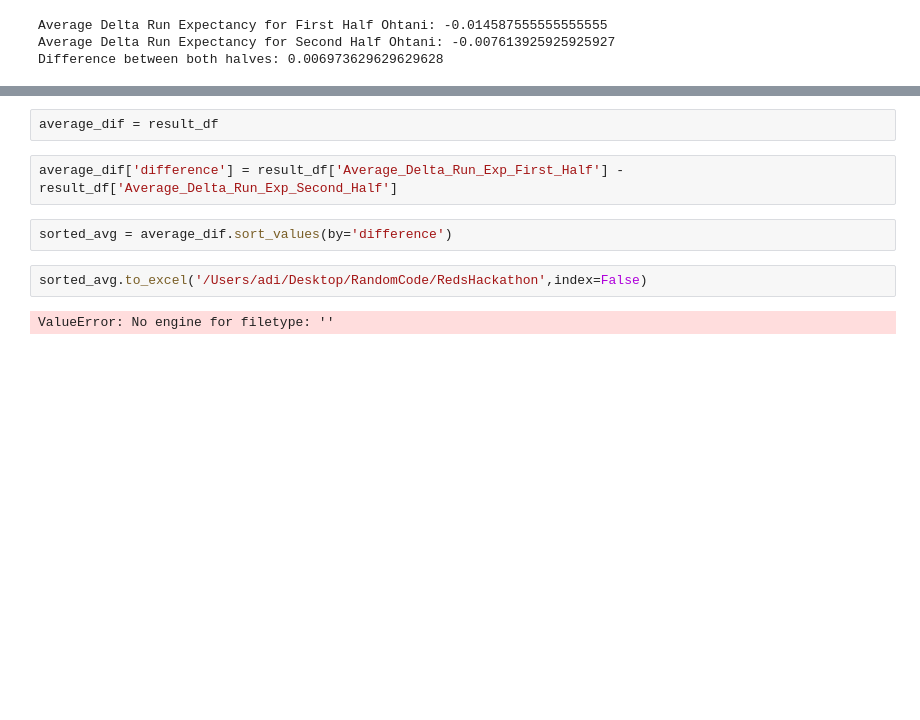
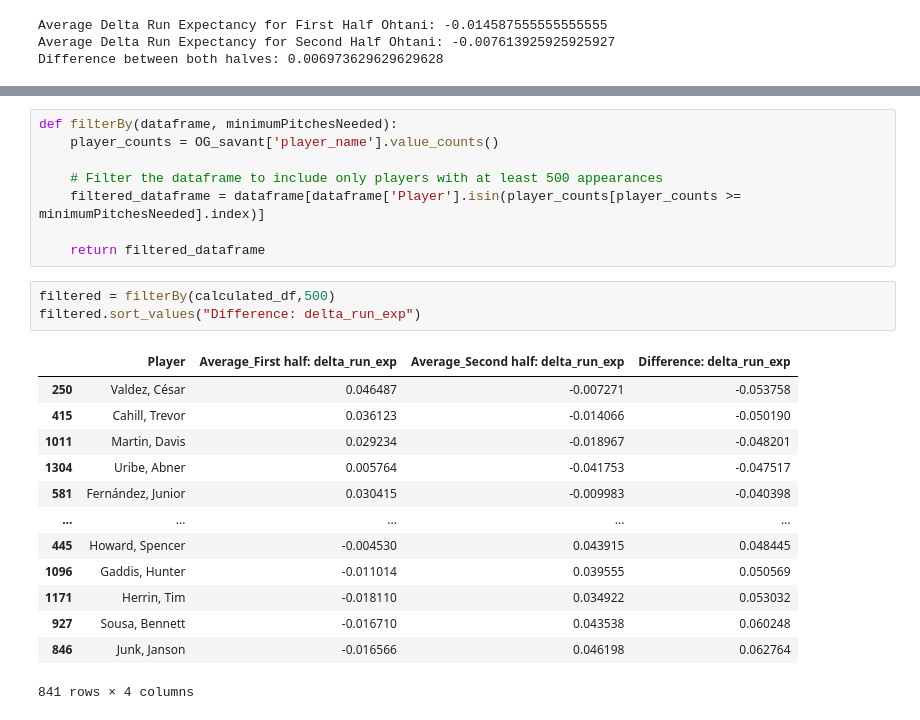
Before and after one commit to RudimentaryChef/RedsHackathon, a Jupyter notebook: Adi_Copy.ipynb, the cells around one changed output, grey strips where cells are left out. Drawn from its saved outputs; the diff is of its cells as text; blank space fills up the shorter version.

Commit message:
adds filters and makes functions

```diff
--- a/Adi_Copy.ipynb
+++ b/Adi_Copy.ipynb
@@ -360,10 +326,25 @@ print(result_df)
-# %%
-average_dif = result_df
-# %%
-average_dif['difference'] = result_df['Average_Delta_Run_Exp_First_Half'] - result_df['Average_Delta_Run_Exp_Second_Half']
-# %%
-sorted_avg = average_dif.sort_values(by='difference')
-# %%
-sorted_avg.to_excel('/Users/adi/Desktop/RandomCode/RedsHackathon',index=False)
-# %% [output]
-ValueError: No engine for filetype: ''
+# %%
+def filterBy(dataframe, minimumPitchesNeeded):
+    player_counts = OG_savant['player_name'].value_counts()
+
+    # Filter the dataframe to include only players with at least 500 appearances
+    filtered_dataframe = dataframe[dataframe['Player'].isin(player_counts[player_counts >= minimumPitchesNeeded].index)]
+
+    return filtered_dataframe
+# %%
+filtered = filterBy(calculated_df,500)
+filtered.sort_values("Difference: delta_run_exp")
+# %% [output]
+|  | Player | Average_First half: delta_run_exp | Average_Second half: delta_run_exp | Difference: delta_run_exp |
+| 250 | Valdez, César | 0.046487 | -0.007271 | -0.053758 |
+| 415 | Cahill, Trevor | 0.036123 | -0.014066 | -0.050190 |
+| 1011 | Martin, Davis | 0.029234 | -0.018967 | -0.048201 |
+| 1304 | Uribe, Abner | 0.005764 | -0.041753 | -0.047517 |
+| 581 | Fernández, Junior | 0.030415 | -0.009983 | -0.040398 |
+| ... | ... | ... | ... | ... |
+| 445 | Howard, Spencer | -0.004530 | 0.043915 | 0.048445 |
+| 1096 | Gaddis, Hunter | -0.011014 | 0.039555 | 0.050569 |
+| 1171 | Herrin, Tim | -0.018110 | 0.034922 | 0.053032 |
+| 927 | Sousa, Bennett | -0.016710 | 0.043538 | 0.060248 |
+| 846 | Junk, Janson | -0.016566 | 0.046198 | 0.062764 |
+841 rows × 4 columns
```
Also changed, not shown: parts of 8 cells of this notebook, 1 other file.
